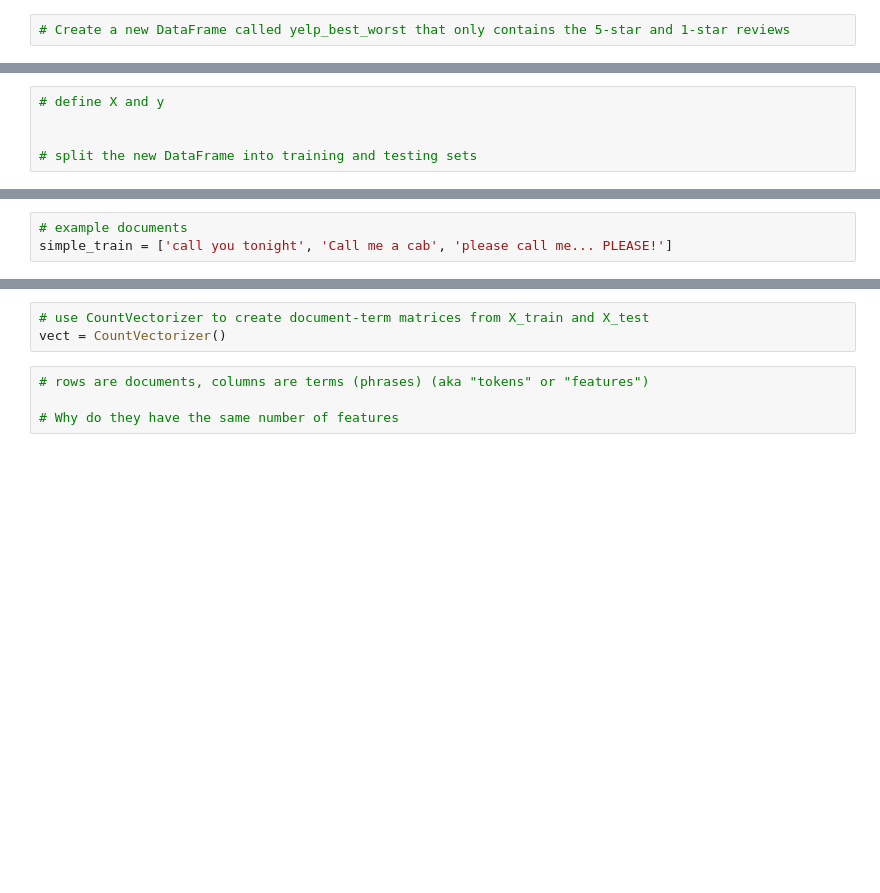
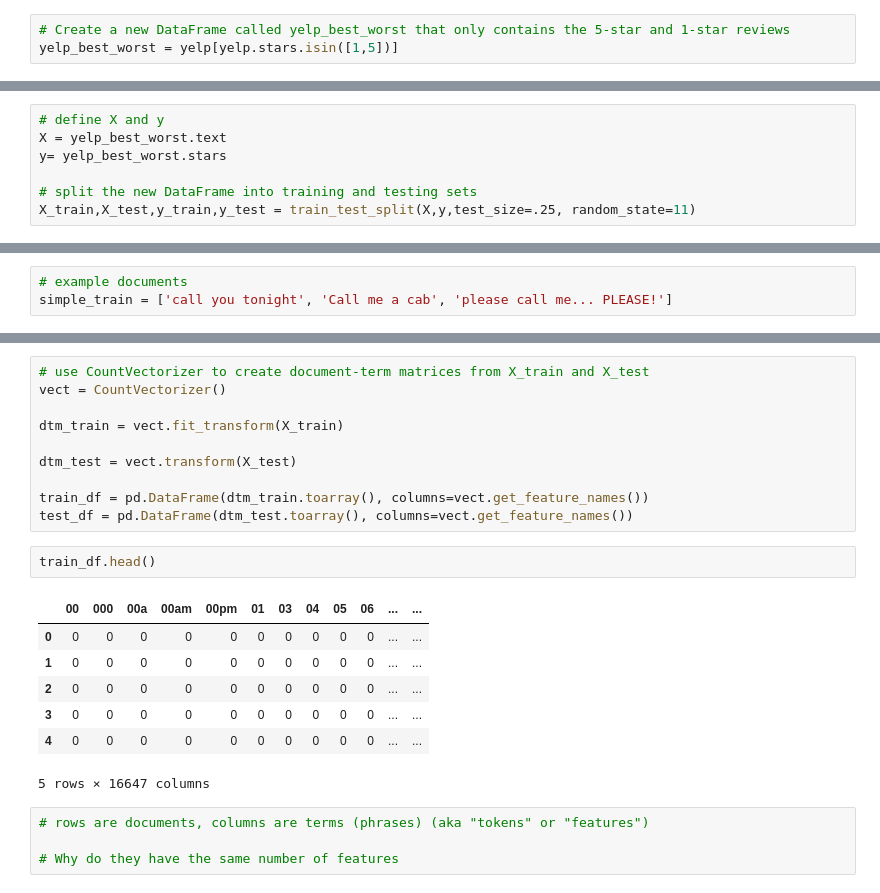
Before and after one commit to sthakuri/DS-SF-36, a Jupyter notebook: classes/18/NLP Lesson In Class.ipynb, the cells around one changed output, grey strips where cells are left out. Cells and saved outputs as stored; diff of their text form; blank space fills up the shorter version.

```diff
--- a/classes/18/NLP Lesson In Class.ipynb
+++ b/classes/18/NLP Lesson In Class.ipynb
@@ -96,4 +105,5 @@ yelp = pd.read_csv(url, encoding='unicode-escape')
 # %%
 # Create a new DataFrame called yelp_best_worst that only contains the 5-star and 1-star reviews
+yelp_best_worst = yelp[yelp.stars.isin([1,5])]
 # %%
 #Look at data
@@ -100,7 +118,9 @@ yelp = pd.read_csv(url, encoding='unicode-escape')
 # %%
 # define X and y
-
+X = yelp_best_worst.text
+y= yelp_best_worst.stars
 
 # split the new DataFrame into training and testing sets
+X_train,X_test,y_train,y_test = train_test_split(X,y,test_size=.25, random_state=11)
 # %%
 # Null accuracy
@@ -127,6 +176,23 @@ new_sentence = ['please call yourself a cab burrito']
 # %%
 # use CountVectorizer to create document-term matrices from X_train and X_test
 vect = CountVectorizer()
+
+dtm_train = vect.fit_transform(X_train)
+
+dtm_test = vect.transform(X_test)
+
+train_df = pd.DataFrame(dtm_train.toarray(), columns=vect.get_feature_names())
+test_df = pd.DataFrame(dtm_test.toarray(), columns=vect.get_feature_names())
+# %%
+train_df.head()
+# %% [output]
+|  | 00 | 000 | 00a | 00am | 00pm | 01 | 03 | 04 | 05 | 06 | ... | ... |
+| 0 | 0 | 0 | 0 | 0 | 0 | 0 | 0 | 0 | 0 | 0 | ... | ... |
+| 1 | 0 | 0 | 0 | 0 | 0 | 0 | 0 | 0 | 0 | 0 | ... | ... |
+| 2 | 0 | 0 | 0 | 0 | 0 | 0 | 0 | 0 | 0 | 0 | ... | ... |
+| 3 | 0 | 0 | 0 | 0 | 0 | 0 | 0 | 0 | 0 | 0 | ... | ... |
+| 4 | 0 | 0 | 0 | 0 | 0 | 0 | 0 | 0 | 0 | 0 | ... | ... |
+5 rows × 16647 columns
 # %%
 # rows are documents, columns are terms (phrases) (aka "tokens" or "features")
 
```
Also changed, not shown: parts of 21 cells of this notebook.
